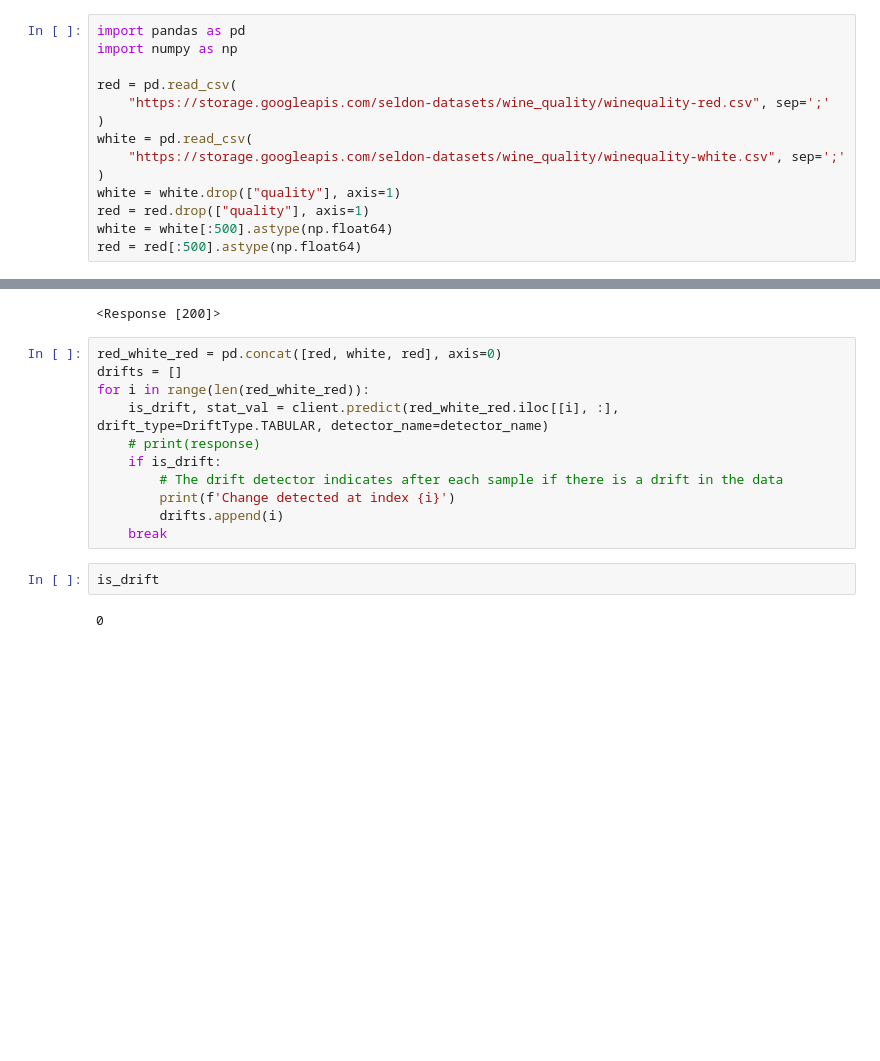
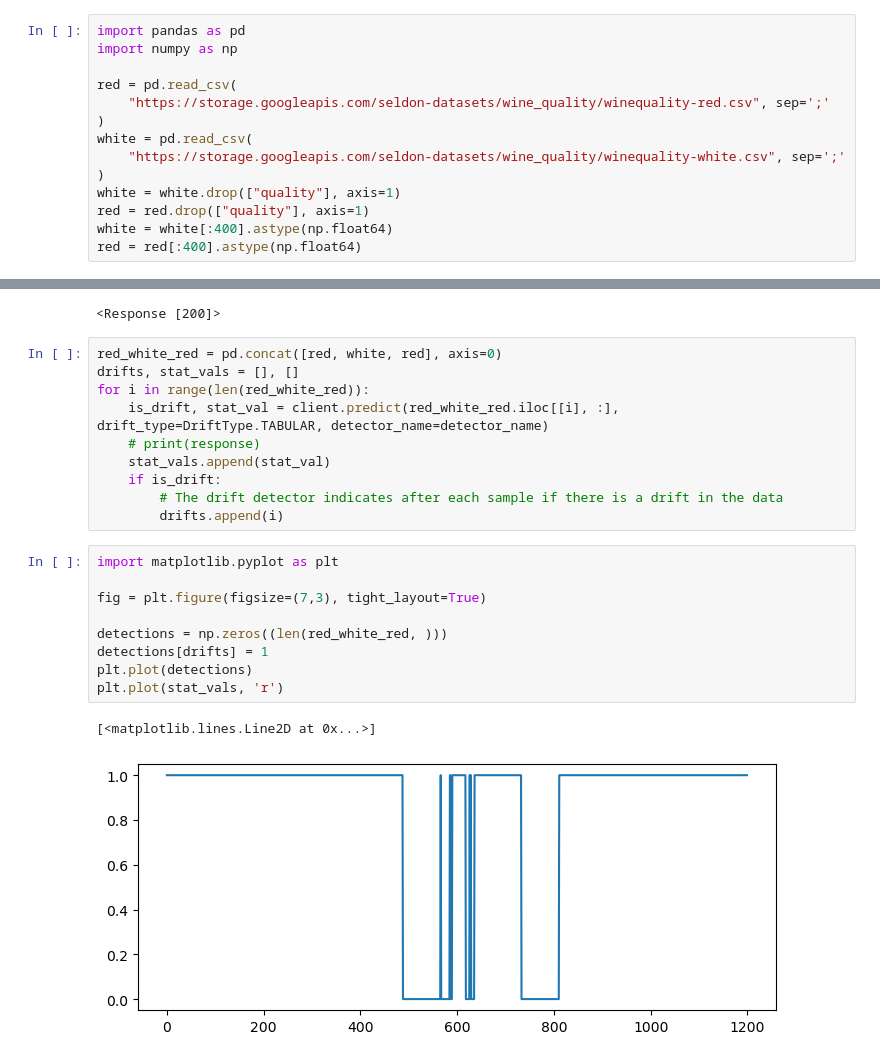
Before and after one commit to sign-ai/drifting, a Jupyter notebook: docs/code/tabular_drift.ipynb, the cells around one changed output, grey strips where cells are left out. Drawn from its saved outputs; the diff is of its cells as text; blank space fills up the shorter version.

```diff
--- a/docs/code/tabular_drift.ipynb
+++ b/docs/code/tabular_drift.ipynb
@@ -18,8 +18,8 @@ white = pd.read_csv(
 )
 white = white.drop(["quality"], axis=1)
 red = red.drop(["quality"], axis=1)
-white = white[:500].astype(np.float64)
-red = red[:500].astype(np.float64)
+white = white[:400].astype(np.float64)
+red = red[:400].astype(np.float64)
 # %%
 
 from drifting import DriftingClient, DriftType
@@ -36,16 +36,23 @@ client.load(detector_name=detector_name)
 <Response [200]>
 # %%
 red_white_red = pd.concat([red, white, red], axis=0)
-drifts = []
+drifts, stat_vals = [], []
 for i in range(len(red_white_red)):
     is_drift, stat_val = client.predict(red_white_red.iloc[[i], :], drift_type=DriftType.TABULAR, detector_name=detector_name)
     # print(response)
+    stat_vals.append(stat_val)
     if is_drift:
         # The drift detector indicates after each sample if there is a drift in the data
-        print(f'Change detected at index {i}')
         drifts.append(i)
-    break
-# %%
-is_drift
-# %% [output]
-0
+# %%
+import matplotlib.pyplot as plt
+
+fig = plt.figure(figsize=(7,3), tight_layout=True)
+
+detections = np.zeros((len(red_white_red, )))
+detections[drifts] = 1
+plt.plot(detections)
+plt.plot(stat_vals, 'r')
+# %% [output]
+[<matplotlib.lines.Line2D at 0x...>]
+[figure, added]
```
Also changed, not shown: 4 other files.
